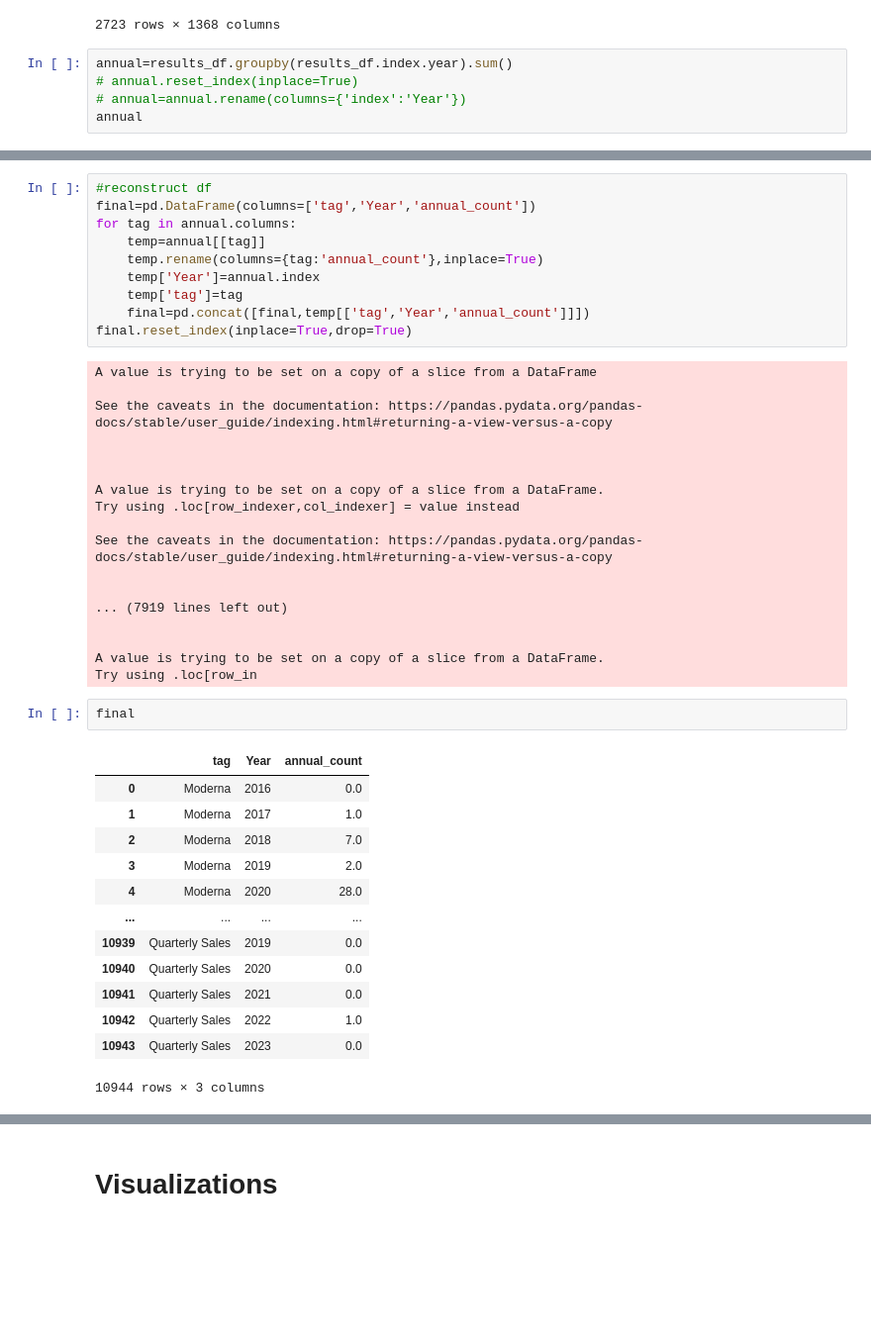
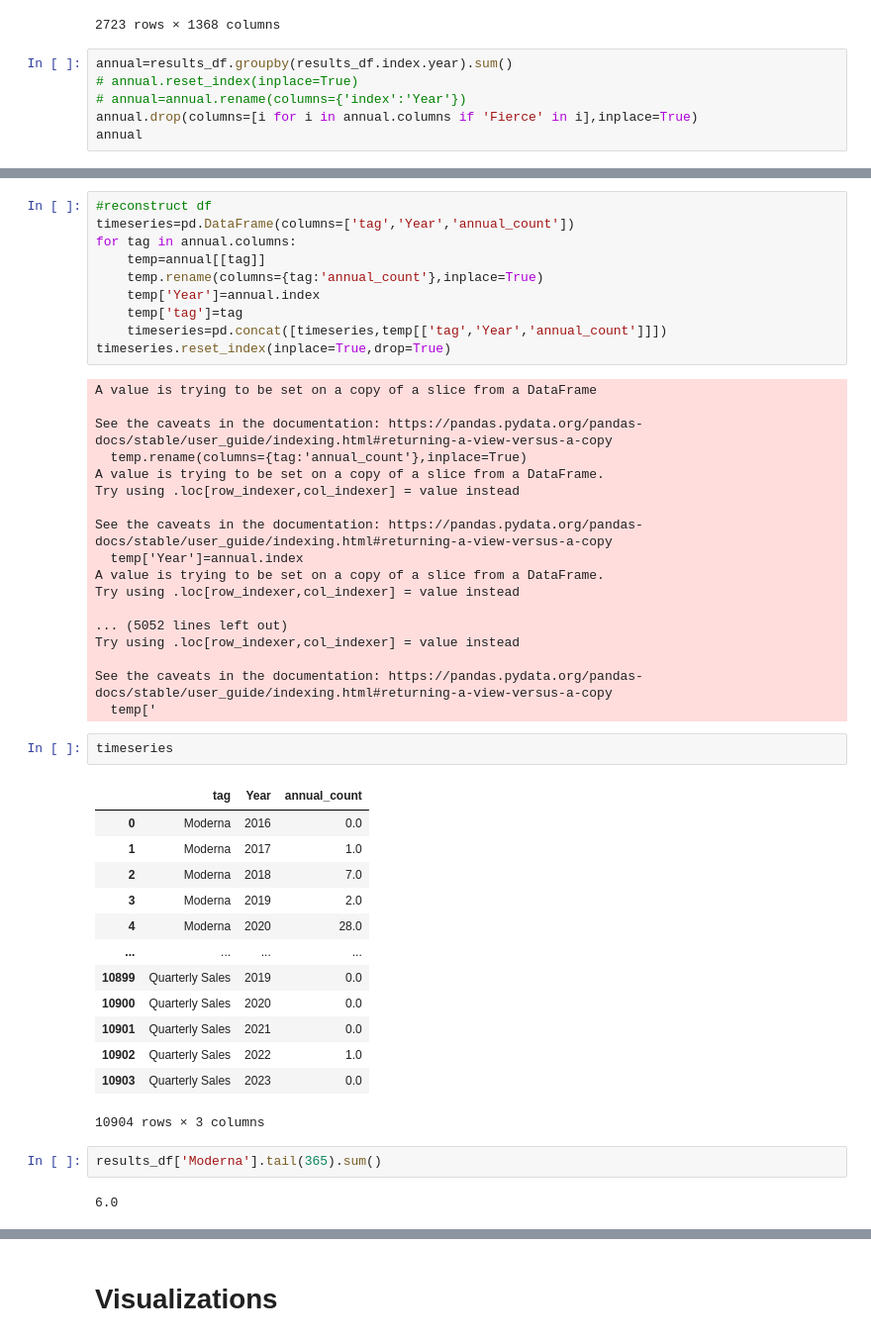
Before and after one commit to kevin-goh/HealthcareAGscraping, a Jupyter notebook: fiercepharma tags.ipynb, the cells around one changed output, grey strips where cells are left out. Shown at 99% size. Cells and saved outputs as stored; diff of their text form; blank space fills up the shorter version.

```diff
--- a/fiercepharma tags.ipynb
+++ b/fiercepharma tags.ipynb
@@ -347,6 +347,7 @@ results_df
 annual=results_df.groupby(results_df.index.year).sum()
 # annual.reset_index(inplace=True)
 # annual=annual.rename(columns={'index':'Year'})
+annual.drop(columns=[i for i in annual.columns if 'Fierce' in i],inplace=True)
 annual
 # %% [output]
 |  | Moderna | COVID-19 | Spikevax | vaccine manufacturing | Thermo Fisher | Catalent | Sanofi | CDMO | ... |
@@ -362,44 +363,48 @@ annual
 # %%
 #reconstruct df
-final=pd.DataFrame(columns=['tag','Year','annual_count'])
+timeseries=pd.DataFrame(columns=['tag','Year','annual_count'])
 for tag in annual.columns:
     temp=annual[[tag]]
     temp.rename(columns={tag:'annual_count'},inplace=True)
     temp['Year']=annual.index
     temp['tag']=tag
-    final=pd.concat([final,temp[['tag','Year','annual_count']]])
-final.reset_index(inplace=True,drop=True)
+    timeseries=pd.concat([timeseries,temp[['tag','Year','annual_count']]])
+timeseries.reset_index(inplace=True,drop=True)
 # %% [output]
 A value is trying to be set on a copy of a slice from a DataFrame
 
 See the caveats in the documentation: https://pandas.pydata.org/pandas-docs/stable/user_guide/indexing.html#returning-a-view-versus-a-copy
-
-
-
+  temp.rename(columns={tag:'annual_count'},inplace=True)
 A value is trying to be set on a copy of a slice from a DataFrame.
 Try using .loc[row_indexer,col_indexer] = value instead
 
 See the caveats in the documentation: https://pandas.pydata.org/pandas-docs/stable/user_guide/indexing.html#returning-a-view-versus-a-copy
+  temp['Year']=annual.index
+A value is trying to be set on a copy of a slice from a DataFrame.
+Try using .loc[row_indexer,col_indexer] = value instead
 
+... (5052 lines left out)
+Try using .loc[row_indexer,col_indexer] = value instead
 
-... (7919 lines left out)
-
-
-A value is trying to be set on a copy of a slice from a DataFrame.
-Try using .loc[row_in
+See the caveats in the documentation: https://pandas.pydata.org/pandas-docs/stable/user_guide/indexing.html#returning-a-view-versus-a-copy
+  temp['
 # %%
-final
+timeseries
 # %% [output]
 |  | tag | Year | annual_count |
 | 0 | Moderna | 2016 | 0.0 |
 | 1 | Moderna | 2017 | 1.0 |
 | 2 | Moderna | 2018 | 7.0 |
 | 3 | Moderna | 2019 | 2.0 |
 | 4 | Moderna | 2020 | 28.0 |
 | ... | ... | ... | ... |
-| 10939 | Quarterly Sales | 2019 | 0.0 |
-| 10940 | Quarterly Sales | 2020 | 0.0 |
-| 10941 | Quarterly Sales | 2021 | 0.0 |
-| 10942 | Quarterly Sales | 2022 | 1.0 |
-| 10943 | Quarterly Sales | 2023 | 0.0 |
+| 10899 | Quarterly Sales | 2019 | 0.0 |
+| 10900 | Quarterly Sales | 2020 | 0.0 |
+| 10901 | Quarterly Sales | 2021 | 0.0 |
+| 10902 | Quarterly Sales | 2022 | 1.0 |
+| 10903 | Quarterly Sales | 2023 | 0.0 |
-10944 rows × 3 columns
+10904 rows × 3 columns
+# %%
+results_df['Moderna'].tail(365).sum()
+# %% [output]
+6.0
```
Also changed, not shown: parts of 7 cells of this notebook.
